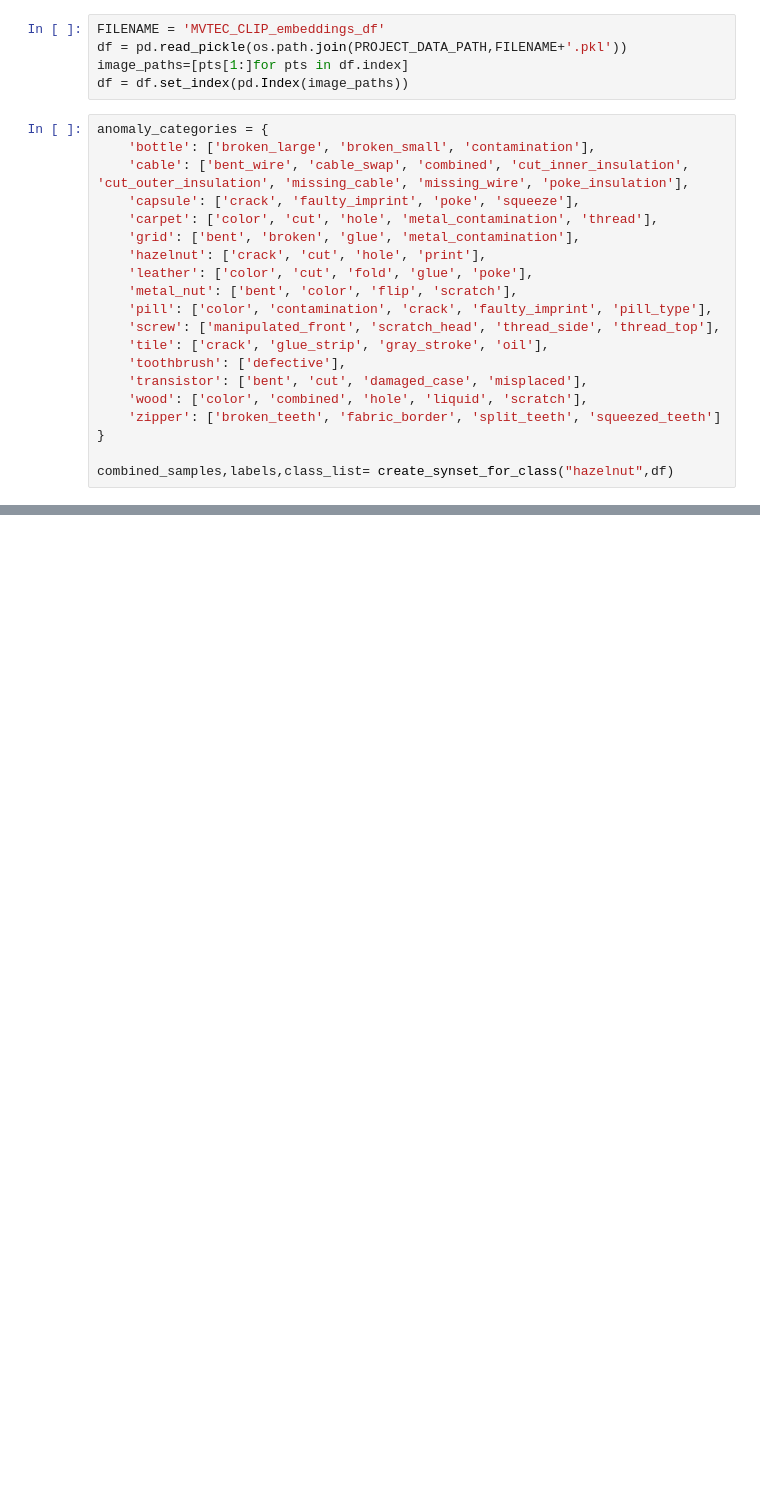
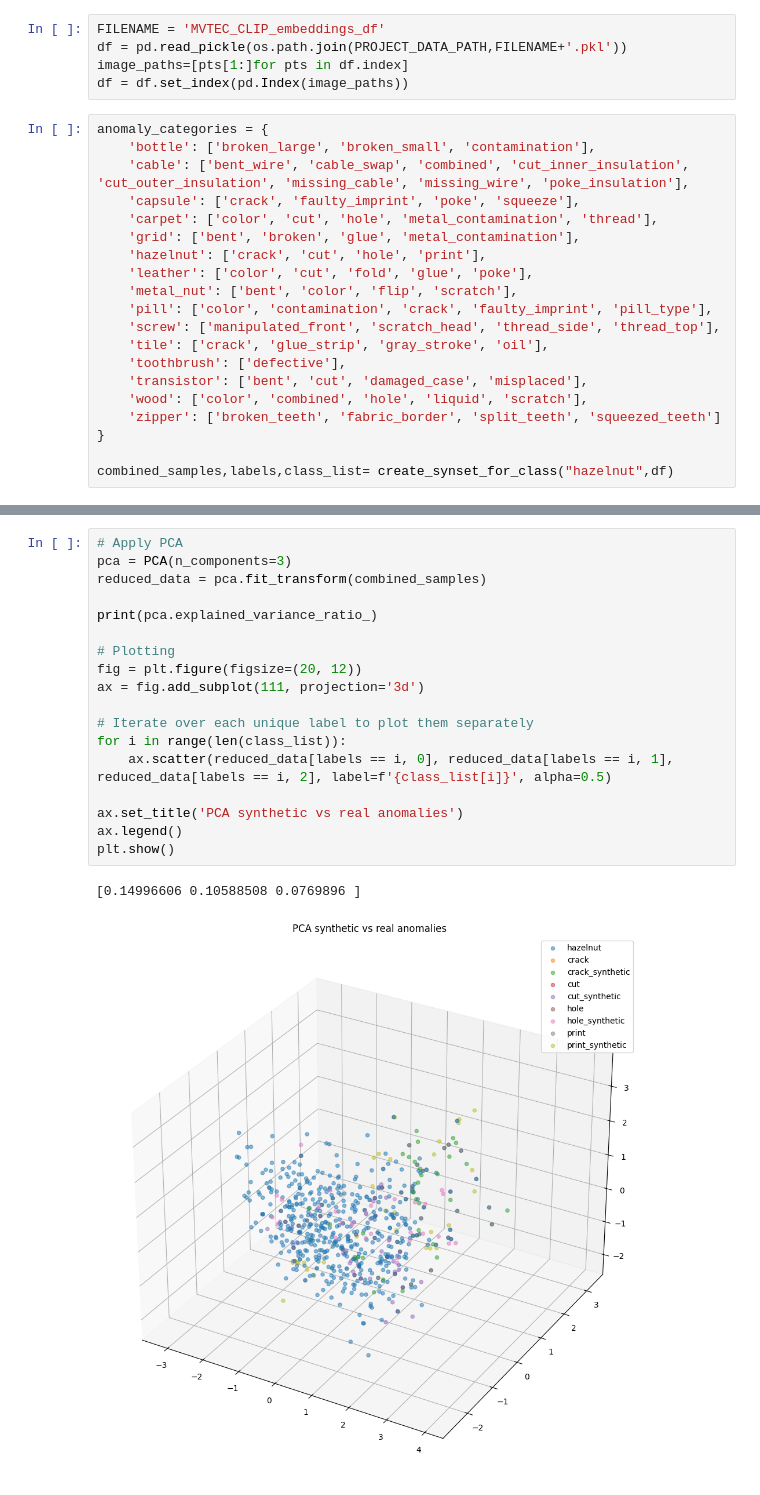
Before and after one commit to buehlpa/MVTec_Visualizer, a Jupyter notebook: mvtec_CLIP_syntheticAnomalies.ipynb, the cells around one changed output, grey strips where cells are left out. Drawn from its saved outputs; the diff is of its cells as text; blank space fills up the shorter version.

```diff
--- a/mvtec_CLIP_syntheticAnomalies.ipynb
+++ b/mvtec_CLIP_syntheticAnomalies.ipynb
@@ -68,0 +84,21 @@ for _ in range(5):
+# %%
+# Apply PCA
+pca = PCA(n_components=3)
+reduced_data = pca.fit_transform(combined_samples)
+
+print(pca.explained_variance_ratio_)
+
+# Plotting
+fig = plt.figure(figsize=(20, 12))
+ax = fig.add_subplot(111, projection='3d')
+
+# Iterate over each unique label to plot them separately
+for i in range(len(class_list)):
+    ax.scatter(reduced_data[labels == i, 0], reduced_data[labels == i, 1], reduced_data[labels == i, 2], label=f'{class_list[i]}', alpha=0.5)
+
+ax.set_title('PCA synthetic vs real anomalies')
+ax.legend()
+plt.show()
+# %% [output]
+[0.14996606 0.10588508 0.0769896 ]
+[figure, added]
```
Also changed, not shown: parts of 2 cells of this notebook, 2 other files.
